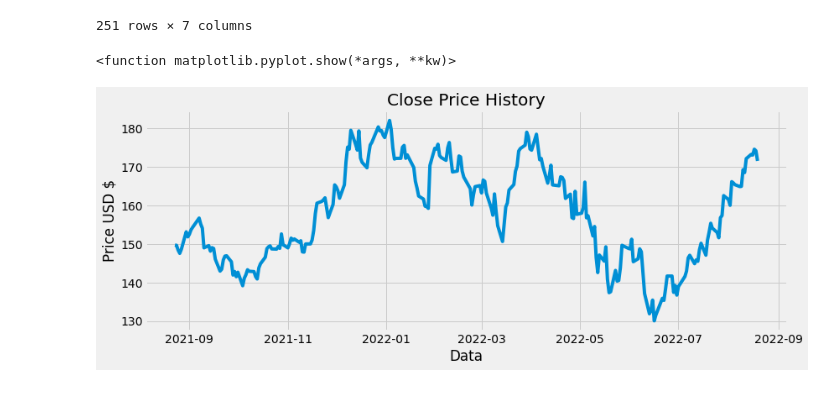
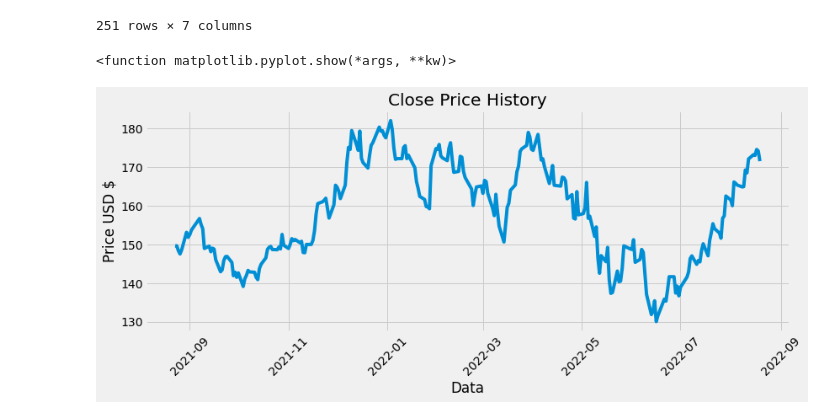
Before and after one commit to Malcolmwimbley/notebooks, a Jupyter notebook: macdcrossover.ipynb, the cells around one changed output. Cells and saved outputs as stored; diff of their text form; code cells hidden in the pictures.

```diff
--- a/macdcrossover.ipynb
+++ b/macdcrossover.ipynb
@@ -37,11 +35,12 @@ df
 # %%
 #Visualization
 plt.figure(figsize=(12.2,4.5))
 plt.plot(df['Close'], label='Close')
+plt.xticks(rotation=45)
 plt.title('Close Price History')
 plt.xlabel('Data')
 plt.ylabel('Price USD $')
 plt.show
 # %% [output]
 <function matplotlib.pyplot.show(*args, **kw)>
-[figure, old version]
+[figure, new version]
```
Also changed, not shown: parts of 4 cells of this notebook.
